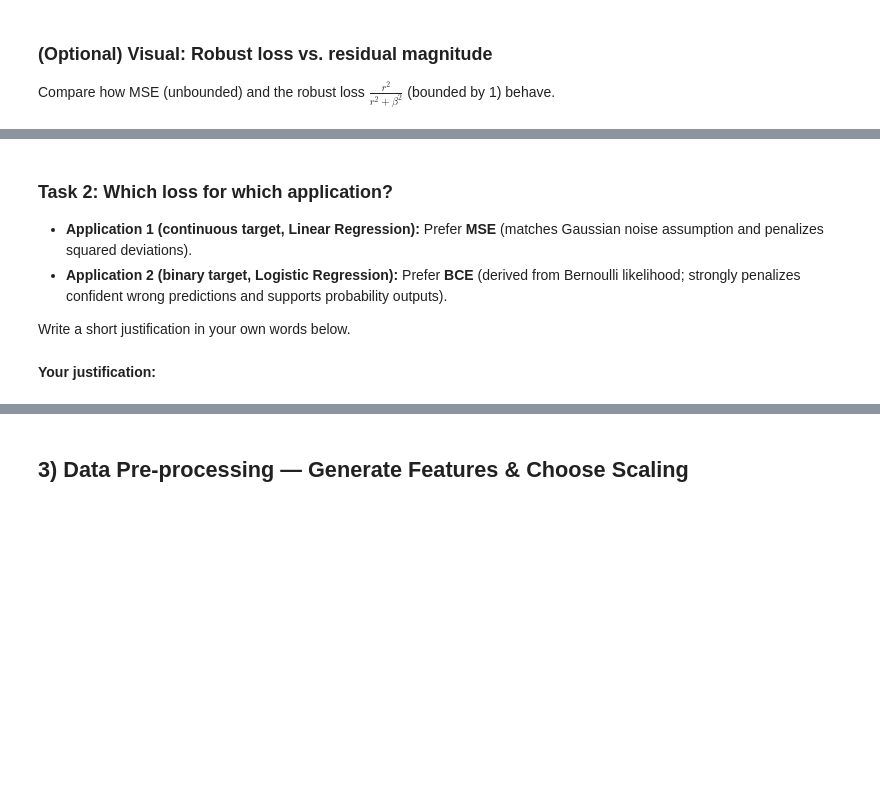
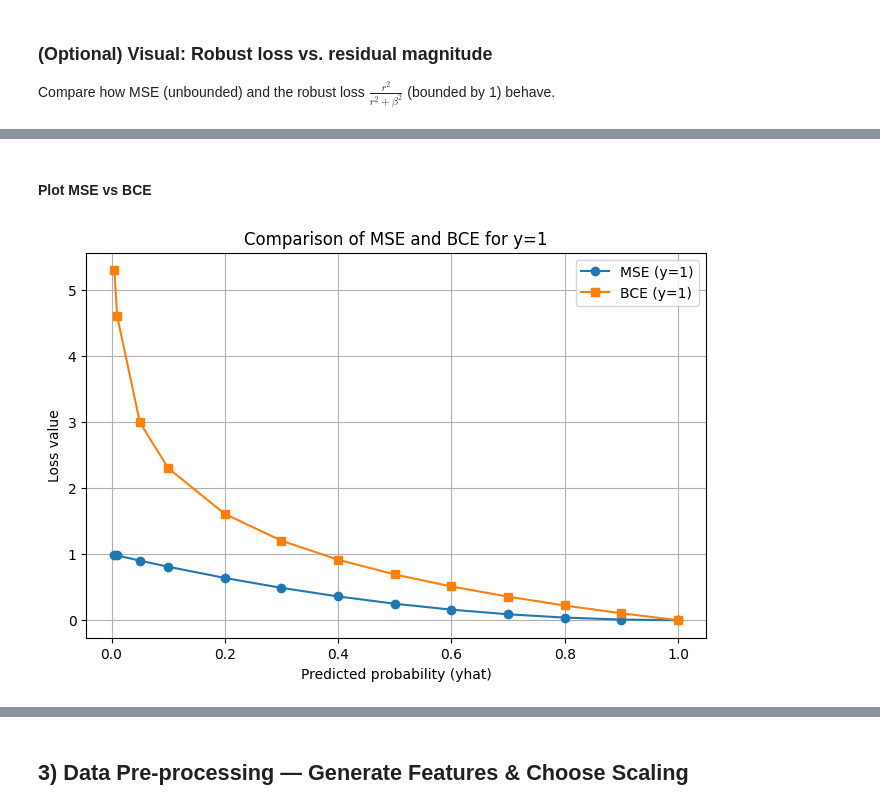
Before and after one commit to rivindu02/EN3150-Pattern-Recognition, a Jupyter notebook: Assignment01/Notebook1.ipynb, the cells around one changed output, grey strips where cells are left out. Cells and saved outputs as stored; diff of their text form; code cells hidden in the pictures; blank space fills up the shorter version.

```diff
--- a/Assignment01/Notebook1.ipynb
+++ b/Assignment01/Notebook1.ipynb
@@ -173,14 +293,23 @@ Briefly describe one and why it helps.
 # %%
-y_true = 1.0
-yhat = np.array([0.005, 0.01, 0.05, 0.1, 0.2, 0.3, 0.4, 0.5, 0.6, 0.7, 0.8, 0.9, 1.0], dtype=float)
+# Predictions (yhat) between 0 and 1
+yhat_values = np.array([0.005, 0.01, 0.05, 0.1, 0.2,
+                        0.3, 0.4, 0.5, 0.6, 0.7,
+                        0.8, 0.9, 1.0], dtype=float)
 
-mse_vals = (y_true - yhat)**2
-bce_vals = bce_for_y_equals_1(yhat)
+# MSE (for y=1)
+mse_vals = (1 - yhat_values) ** 2
 
-table_df = pd.DataFrame({
-    'True y': [1]*len(yhat),
-    'Prediction y_hat': yhat,
-    'MSE': mse_vals,
-    'BCE': bce_vals
+# BCE (for y=1) with clipping
+eps = 1e-12
+yhat_clip = np.clip(yhat_values, eps, 1 - eps)
+bce_vals = -np.log(yhat_clip)
+
+# Create table
+df = pd.DataFrame({
+    "yhat": yhat_values,
+    "MSE (y=1)": np.round(mse_vals, 6),
+    "BCE (y=1)": np.round(bce_vals, 6)
 })
-table_df
+
+print("Table of yhat vs MSE and BCE:")
+print(df.to_string(index=False))
@@ -203,8 +332,14 @@ plt.show()
-# %% [markdown]
-### Task 2: Which loss for which application?
-- **Application 1 (continuous target, Linear Regression):** Prefer **MSE** (matches Gaussian noise assumption and penalizes squared deviations).
-- **Application 2 (binary target, Logistic Regression):** Prefer **BCE** (derived from Bernoulli likelihood; strongly penalizes confident wrong predictions and supports probability outputs).
-
-Write a short justification in your own words below.
-# %% [markdown]
-**Your justification:** _<type here>_
+# %% [markdown]
+#### Plot MSE vs BCE
+# %%
+plt.figure(figsize=(8, 5))
+plt.plot(yhat_values, mse_vals, 'o-', label="MSE (y=1)")
+plt.plot(yhat_values, bce_vals, 's-', label="BCE (y=1)")
+plt.xlabel("Predicted probability (yhat)")
+plt.ylabel("Loss value")
+plt.title("Comparison of MSE and BCE for y=1")
+plt.legend()
+plt.grid(True)
+plt.show()
+# %% [output]
+[figure, added]
```
Also changed, not shown: parts of 29 cells of this notebook.
